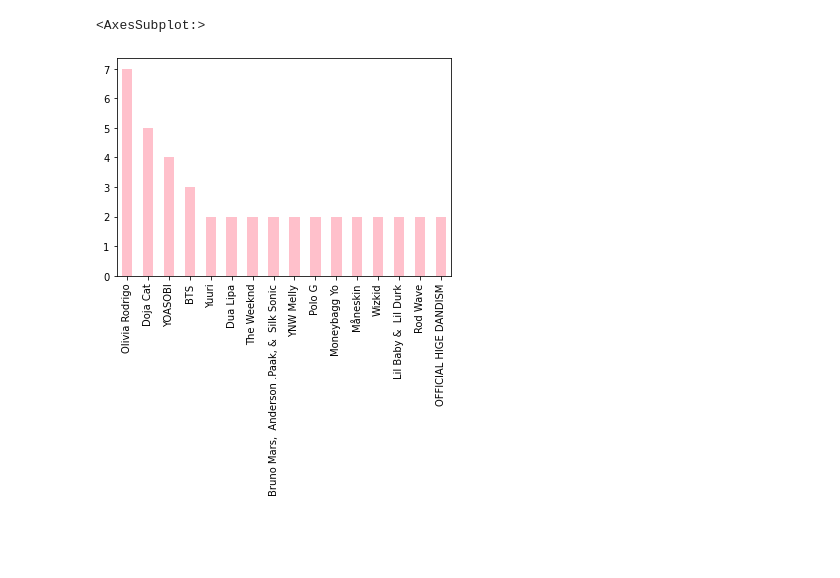
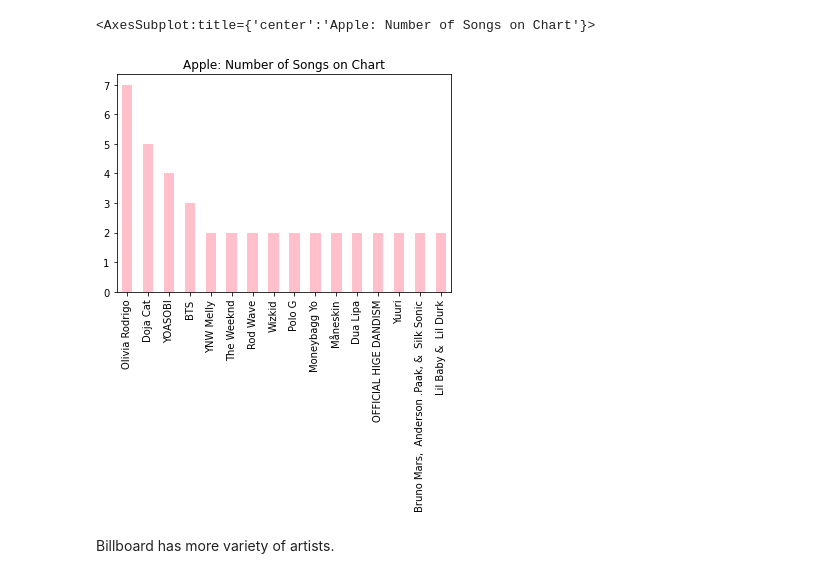
Before and after one commit to AditiB007/final-project-aditi-isabella, a Jupyter notebook: analysis.ipynb, the cells around one changed output. Drawn from its saved outputs; the diff is of its cells as text; code cells hidden in the pictures; blank space fills up the shorter version.

```diff
--- a/analysis.ipynb
+++ b/analysis.ipynb
@@ -38,0 +57,4 @@ topArtists_bill.plot.bar(color = "pink")
+# %%
+df_apple = df_apple = pd.read_csv("Apple_Music_Global_Top_100.csv")
+df_apple = df_apple.loc[:, ~df_apple.columns.str.contains('^Unnamed')]
+df_apple
@@ -39,8 +75,9 @@ topArtists_bill.plot.bar(color = "pink")
 # %%
-df_apple = df_apple = pd.read_csv("Apple_Music_Global_Top_100.csv")
 topArtists_apple = df_apple['Artist'].value_counts()[0:16]
-topArtists_apple.plot.bar(color = "pink")
 #topArtists_apple
+topArtists_apple.plot.bar(color = "pink", title="Apple: Number of Songs on Chart" )
 # %% [output]
-<AxesSubplot:>
+<AxesSubplot:title={'center':'Apple: Number of Songs on Chart'}>
-[figure, old version]
+[figure, new version]
+# %% [markdown]
+Billboard has more variety of artists.
```
Also changed, not shown: parts of 16 cells of this notebook.
